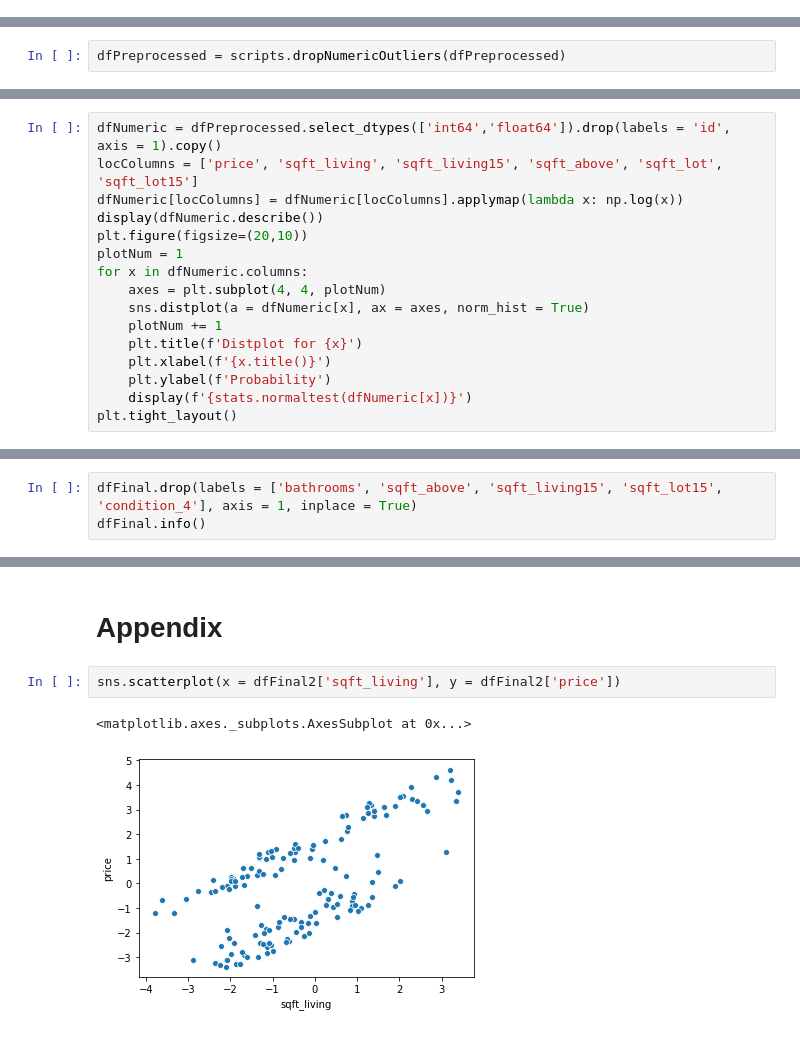
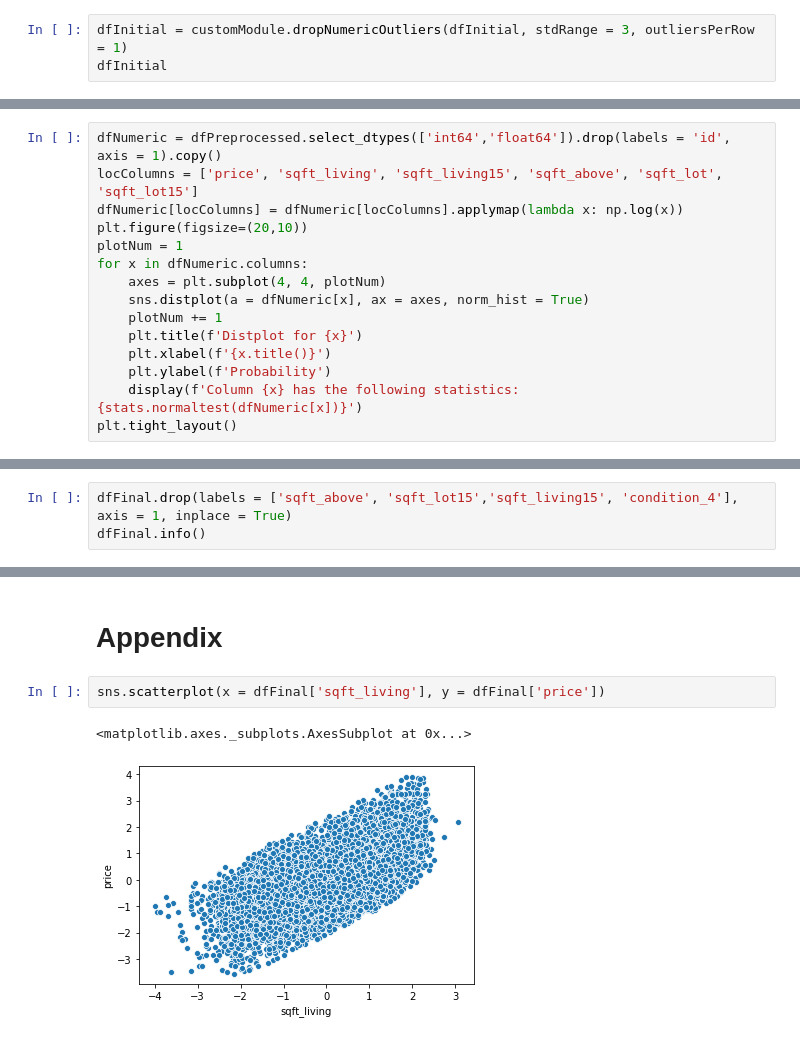
Before and after one commit to minthammock/dsc-mod-2-project-v2-1-onl01-dtsc-pt-041320, a Jupyter notebook: student.ipynb, the cells around one changed output, grey strips where cells are left out. Saved outputs shown, nothing was run; the diff lists cells and outputs as text.

```diff
--- a/student.ipynb
+++ b/student.ipynb
@@ -321,0 +327,3 @@ Somewhat remarkably, it looks like the 'sqft_basement' column was the only one t
+# %%
+dfInitial = customModule.dropNumericOutliers(dfInitial, stdRange = 3, outliersPerRow = 1)
+dfInitial
@@ -491,2 +535,0 @@ def dropNumericOutliers(df, throwAwayThreshold = .05): # replace with number? Do
-# %%
-dfPreprocessed = scripts.dropNumericOutliers(dfPreprocessed)
@@ -536,7 +555,6 @@ This are looking linear in general. We will proceed with the baseline model as t
 dfNumeric = dfPreprocessed.select_dtypes(['int64','float64']).drop(labels = 'id', axis = 1).copy()
 locColumns = ['price', 'sqft_living', 'sqft_living15', 'sqft_above', 'sqft_lot', 'sqft_lot15']
 dfNumeric[locColumns] = dfNumeric[locColumns].applymap(lambda x: np.log(x))
-display(dfNumeric.describe())
 plt.figure(figsize=(20,10))
 plotNum = 1
 for x in dfNumeric.columns:
@@ -546,6 +564,6 @@ for x in dfNumeric.columns:
     plt.title(f'Distplot for {x}')
     plt.xlabel(f'{x.title()}')
     plt.ylabel(f'Probability')
-    display(f'{stats.normaltest(dfNumeric[x])}')
+    display(f'Column {x} has the following statistics: {stats.normaltest(dfNumeric[x])}')
 plt.tight_layout()
 # %% [output]
@@ -631,7 +642,7 @@ sns.heatmap(correlations.iloc[:23, :23])
 # %% [markdown]
 The heat map shows the following columns are redundant: Bathrooms, sqft_above, sqft_living15, sqft_lot15, condition_4
 # %%
-dfFinal.drop(labels = ['bathrooms', 'sqft_above', 'sqft_living15', 'sqft_lot15', 'condition_4'], axis = 1, inplace = True)
+dfFinal.drop(labels = ['sqft_above', 'sqft_lot15','sqft_living15', 'condition_4'], axis = 1, inplace = True)
 dfFinal.info()
 # %% [output]
 <class 'pandas.core.frame.DataFrame'>
@@ -925,7 +955,7 @@ untransform(finalModel.params)
 # %% [markdown]
 # Appendix
 # %%
-sns.scatterplot(x = dfFinal2['sqft_living'], y = dfFinal2['price'])
+sns.scatterplot(x = dfFinal['sqft_living'], y = dfFinal['price'])
 # %% [output]
 <matplotlib.axes._subplots.AxesSubplot at 0x...>
-[figure, old version]
+[figure, new version]
```
Also changed, not shown: parts of 36 cells of this notebook, 1 other file.
